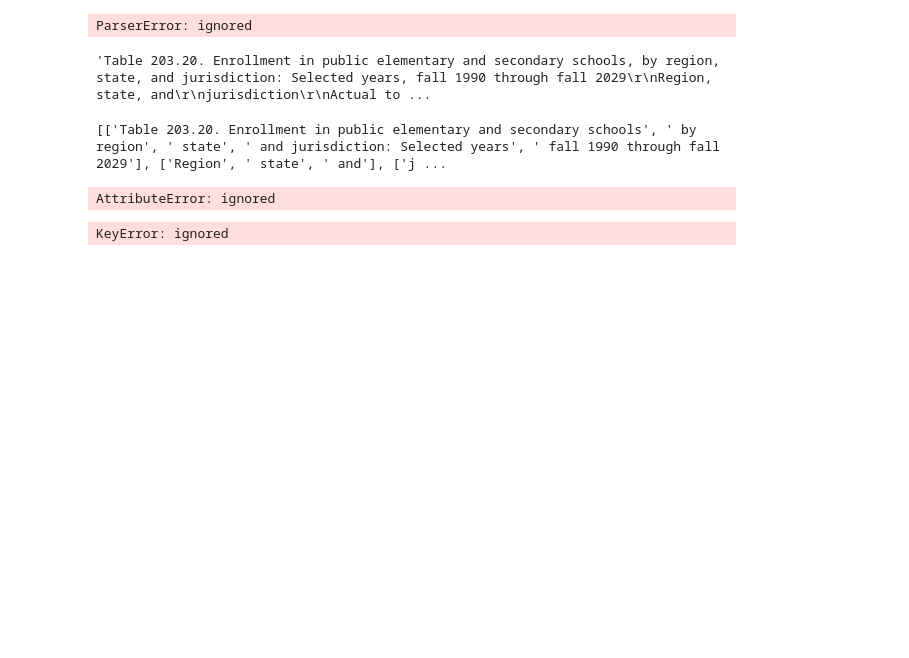
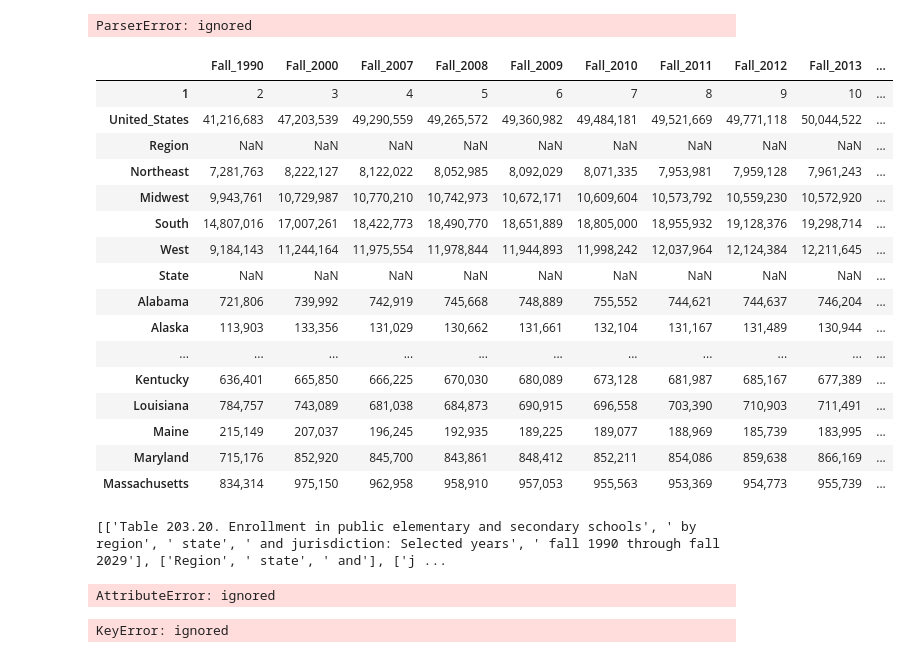
Before and after one commit to Arush0113/ArushTensorflowRepo, a Jupyter notebook: HSO_project.ipynb, the cells around one changed output. Drawn from its saved outputs; the diff is of its cells as text; code cells hidden in the pictures; blank space fills up the shorter version.

```diff
--- a/HSO_project.ipynb
+++ b/HSO_project.ipynb
@@ -21,9 +21,27 @@ ParserError: ignored
 # %%
 file_name = "table1_hso.txt"
 dataset_1 = uploaded[file_name].decode("utf-8")
 dataset_1
+df = pd.read_csv('table1_hso.txt', delimiter=' ')
+df.head(30)
 # %% [output]
-'Table 203.20. Enrollment in public elementary and secondary schools, by region, state, and jurisdiction: Selected years, fall 1990 through fall 2029\r\nRegion, state, and\r\njurisdiction\r\nActual to ...
+|  | Fall_1990 | Fall_2000 | Fall_2007 | Fall_2008 | Fall_2009 | Fall_2010 | Fall_2011 | Fall_2012 | Fall_2013 | ... |
+| 1 | 2 | 3 | 4 | 5 | 6 | 7 | 8 | 9 | 10 | ... |
+| United_States | 41,216,683 | 47,203,539 | 49,290,559 | 49,265,572 | 49,360,982 | 49,484,181 | 49,521,669 | 49,771,118 | 50,044,522 | ... |
+| Region | NaN | NaN | NaN | NaN | NaN | NaN | NaN | NaN | NaN | ... |
+| Northeast | 7,281,763 | 8,222,127 | 8,122,022 | 8,052,985 | 8,092,029 | 8,071,335 | 7,953,981 | 7,959,128 | 7,961,243 | ... |
+| Midwest | 9,943,761 | 10,729,987 | 10,770,210 | 10,742,973 | 10,672,171 | 10,609,604 | 10,573,792 | 10,559,230 | 10,572,920 | ... |
+| South | 14,807,016 | 17,007,261 | 18,422,773 | 18,490,770 | 18,651,889 | 18,805,000 | 18,955,932 | 19,128,376 | 19,298,714 | ... |
+| West | 9,184,143 | 11,244,164 | 11,975,554 | 11,978,844 | 11,944,893 | 11,998,242 | 12,037,964 | 12,124,384 | 12,211,645 | ... |
+| State | NaN | NaN | NaN | NaN | NaN | NaN | NaN | NaN | NaN | ... |
+| Alabama | 721,806 | 739,992 | 742,919 | 745,668 | 748,889 | 755,552 | 744,621 | 744,637 | 746,204 | ... |
+| Alaska | 113,903 | 133,356 | 131,029 | 130,662 | 131,661 | 132,104 | 131,167 | 131,489 | 130,944 | ... |
+| ... | ... | ... | ... | ... | ... | ... | ... | ... | ... | ... |
+| Kentucky | 636,401 | 665,850 | 666,225 | 670,030 | 680,089 | 673,128 | 681,987 | 685,167 | 677,389 | ... |
+| Louisiana | 784,757 | 743,089 | 681,038 | 684,873 | 690,915 | 696,558 | 703,390 | 710,903 | 711,491 | ... |
+| Maine | 215,149 | 207,037 | 196,245 | 192,935 | 189,225 | 189,077 | 188,969 | 185,739 | 183,995 | ... |
+| Maryland | 715,176 | 852,920 | 845,700 | 843,861 | 848,412 | 852,211 | 854,086 | 859,638 | 866,169 | ... |
+| Massachusetts | 834,314 | 975,150 | 962,958 | 958,910 | 957,053 | 955,563 | 953,369 | 954,773 | 955,739 | ... |
 # %%
 data = uploaded[file_name].decode("utf-8").split("\r\n")
 
```
Also changed, not shown: parts of 1 cell of this notebook.
